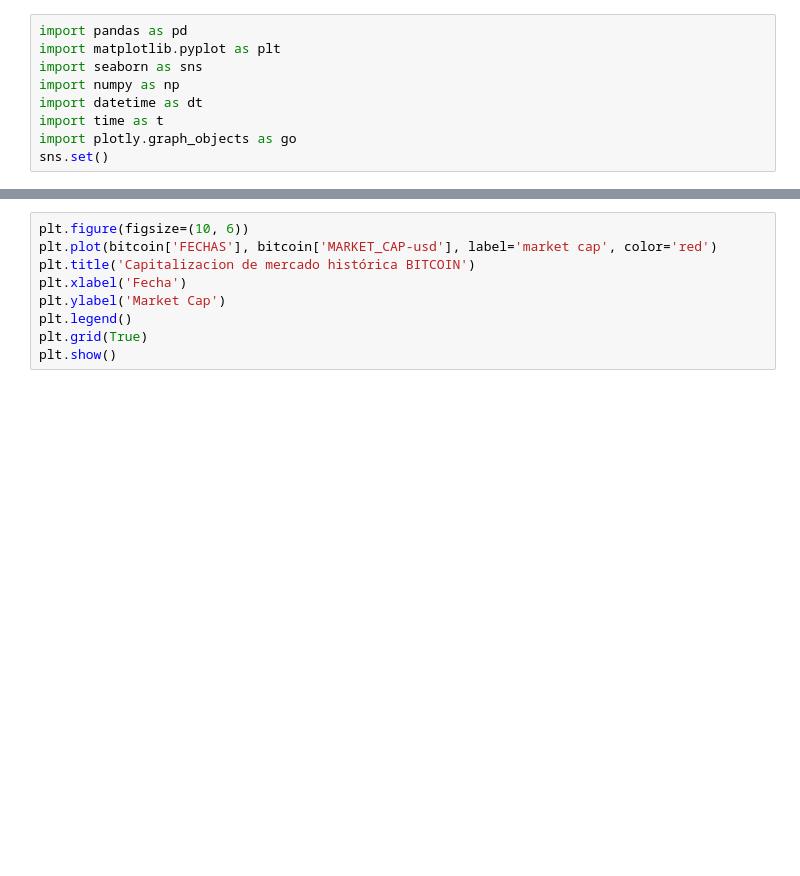
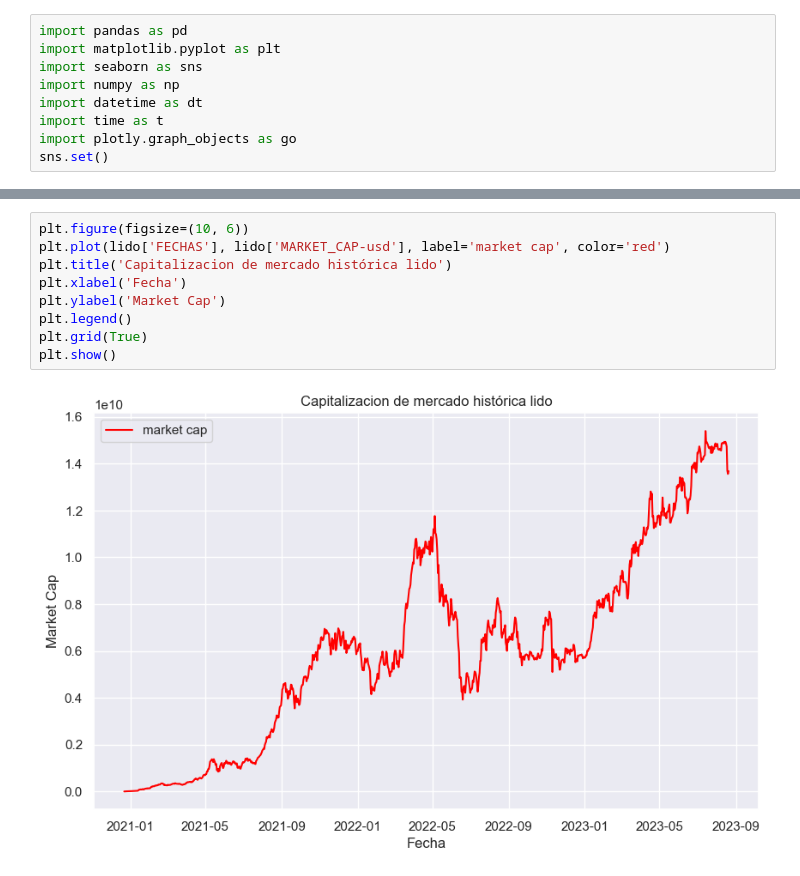
Before and after one commit to Constanzafl/Proyecto2_Data_Analytics, a Jupyter notebook: EDA/EDAlidostacked.ipynb, the cells around one changed output, grey strips where cells are left out. Cells and saved outputs as stored; diff of their text form; blank space fills up the shorter version.

```diff
--- a/EDA/EDAlidostacked.ipynb
+++ b/EDA/EDAlidostacked.ipynb
@@ -27,11 +52,13 @@ plt.show()
 # %%
 plt.figure(figsize=(10, 6))
-plt.plot(bitcoin['FECHAS'], bitcoin['MARKET_CAP-usd'], label='market cap', color='red')
-plt.title('Capitalizacion de mercado histórica BITCOIN')
+plt.plot(lido['FECHAS'], lido['MARKET_CAP-usd'], label='market cap', color='red')
+plt.title('Capitalizacion de mercado histórica lido')
 plt.xlabel('Fecha')
 plt.ylabel('Market Cap')
 plt.legend()
 plt.grid(True)
 plt.show()
+# %% [output]
+[figure, added]
 # %%
 plt.figure(figsize=(10, 6))
```
Also changed, not shown: parts of 13 cells of this notebook, 14 other files.
